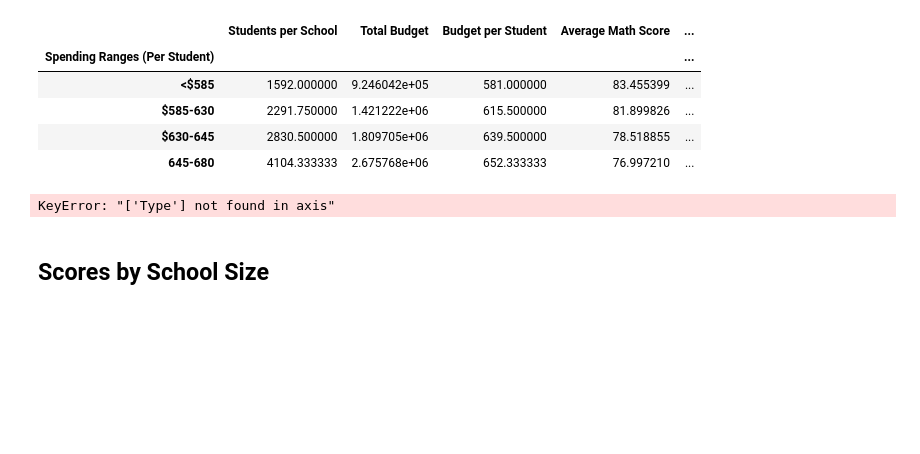
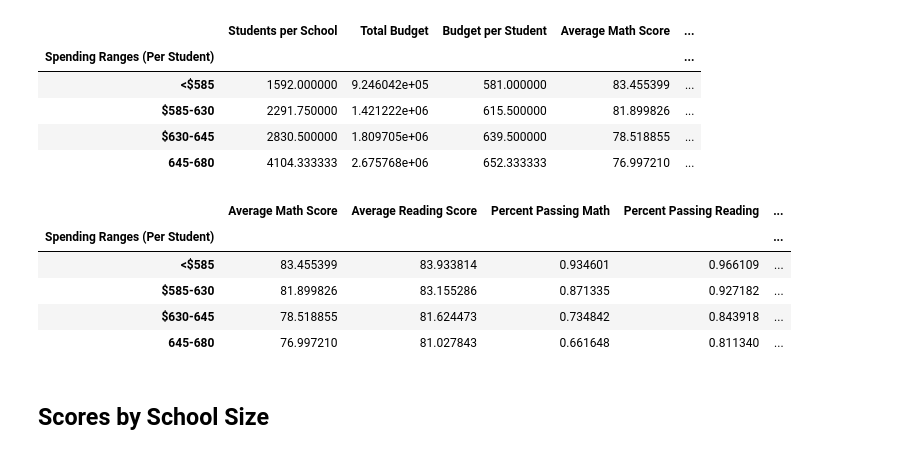
Before and after one commit to pjb327/panda_hw, a Jupyter notebook: PyCitySchools/PyCitySchools_starter.ipynb, the cells around one changed output. Saved outputs shown, nothing was run; the diff lists cells and outputs as text; code cells hidden in the pictures; blank space fills up the shorter version.

Commit message:
there was in issue with types that was showing? did not see in JN so just resaving

```diff
--- a/PyCitySchools/PyCitySchools_starter.ipynb
+++ b/PyCitySchools/PyCitySchools_starter.ipynb
@@ -514,14 +514,19 @@ spending_df
 | $630-645 | 2830.500000 | 1.809705e+06 | 639.500000 | 78.518855 | ... |
 | 645-680 | 4104.333333 | 2.675768e+06 | 652.333333 | 76.997210 | ... |
 # %%
-spending_df = spending_df.drop("Type", axis = 1)
+# spending_df = spending_df.drop("Type", axis = 1)
 spending_df = spending_df.drop("Students per School", axis = 1)
 spending_df = spending_df.drop("Total Budget", axis = 1)
 spending_df = spending_df.drop("Budget per Student", axis = 1)
 spending_df
 #ask about wrong numbers
 # %% [output]
-KeyError: "['Type'] not found in axis"
+|  | Average Math Score | Average Reading Score | Percent Passing Math | Percent Passing Reading | ... |
+| Spending Ranges (Per Student) |  |  |  |  | ... |
+| <$585 | 83.455399 | 83.933814 | 0.934601 | 0.966109 | ... |
+| $585-630 | 81.899826 | 83.155286 | 0.871335 | 0.927182 | ... |
+| $630-645 | 78.518855 | 81.624473 | 0.734842 | 0.843918 | ... |
+| 645-680 | 76.997210 | 81.027843 | 0.661648 | 0.811340 | ... |
 # %%
 #cut and bin
 # %% [markdown]
```
Also changed, not shown: parts of 1 cell of this notebook.
